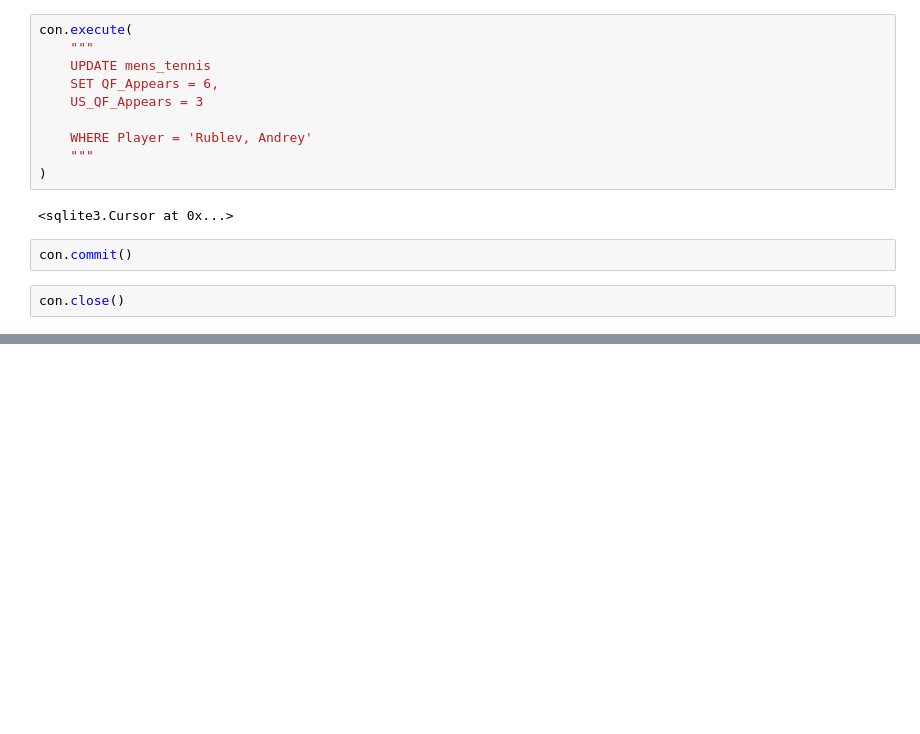
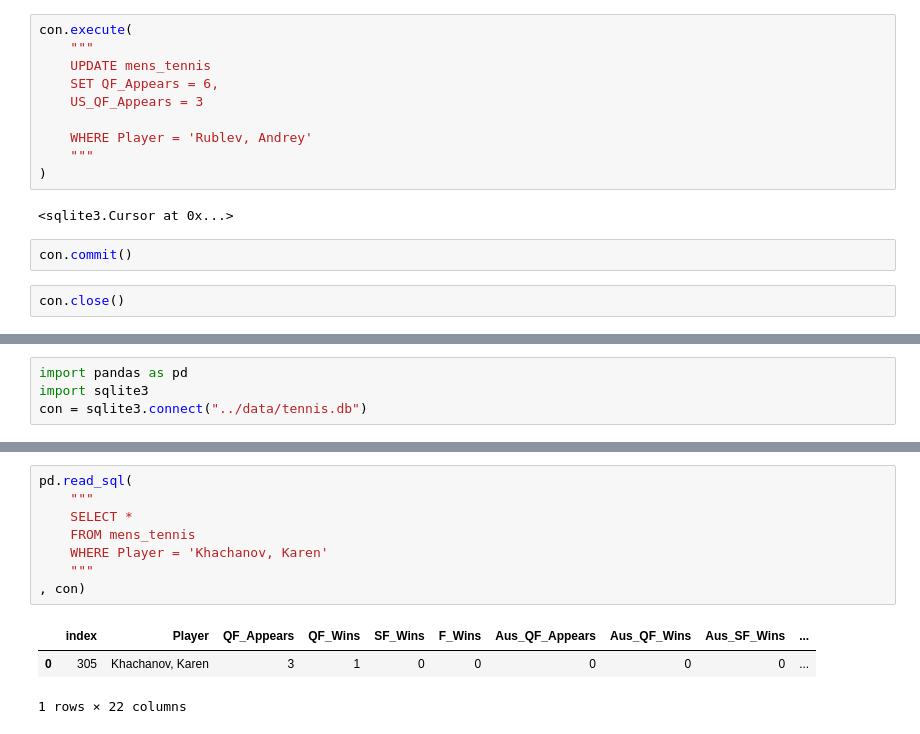
Before and after one commit to gadamico/Sports-Data, a Jupyter notebook: mens_singles_tennis/notebooks/scratch-tennis-db-creation-updating.ipynb, the cells around one changed output, grey strips where cells are left out. Drawn from its saved outputs; the diff is of its cells as text; blank space fills up the shorter version.

Commit message:
update tennis db

```diff
--- a/mens_singles_tennis/notebooks/scratch-tennis-db-creation-updating.ipynb
+++ b/mens_singles_tennis/notebooks/scratch-tennis-db-creation-updating.ipynb
@@ -739,0 +742,4 @@ con.close()
+# %%
+import pandas as pd
+import sqlite3
+con = sqlite3.connect("../data/tennis.db")
@@ -739,0 +759,12 @@ con.close()
+# %%
+pd.read_sql(
+    """
+    SELECT *
+    FROM mens_tennis
+    WHERE Player = 'Khachanov, Karen'
+    """
+, con)
+# %% [output]
+|  | index | Player | QF_Appears | QF_Wins | SF_Wins | F_Wins | Aus_QF_Appears | Aus_QF_Wins | Aus_SF_Wins | ... |
+| 0 | 305 | Khachanov, Karen | 3 | 1 | 0 | 0 | 0 | 0 | 0 | ... |
+1 rows × 22 columns
```
Also changed, not shown: parts of 16 cells of this notebook, 1 other file.
